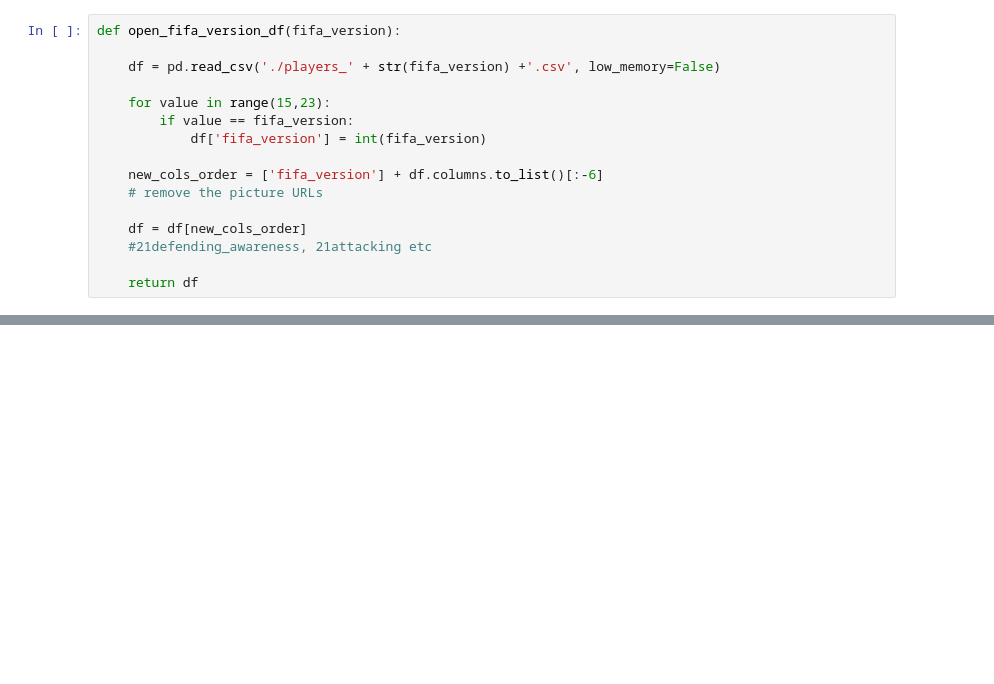
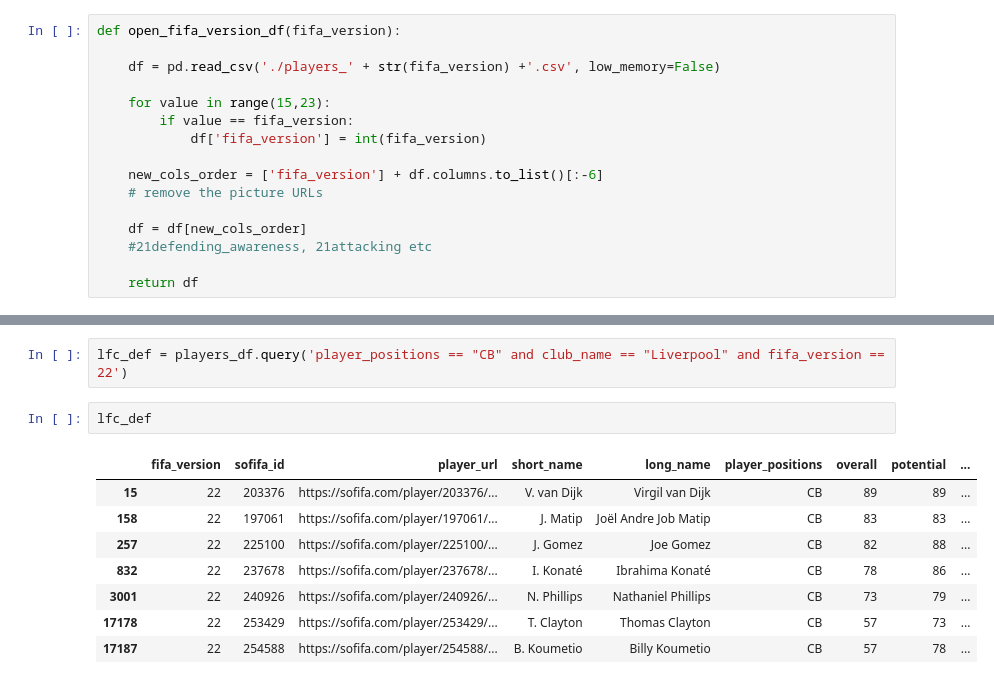
Before and after one commit to kurosakiaduma/fifa_case_study, a Jupyter notebook: Untitled.ipynb, the cells around one changed output, grey strips where cells are left out. Saved outputs shown, nothing was run; the diff lists cells and outputs as text; blank space fills up the shorter version.

```diff
--- a/Untitled.ipynb
+++ b/Untitled.ipynb
@@ -91,0 +110,13 @@ Length: 106, dtype: object
+# %%
+lfc_def = players_df.query('player_positions == "CB" and club_name == "Liverpool" and fifa_version == 22')
+# %%
+lfc_def
+# %% [output]
+|  | fifa_version | sofifa_id | player_url | short_name | long_name | player_positions | overall | potential | ... |
+| 15 | 22 | 203376 | https://sofifa.com/player/203376/... | V. van Dijk | Virgil van Dijk | CB | 89 | 89 | ... |
+| 158 | 22 | 197061 | https://sofifa.com/player/197061/... | J. Matip | Joël Andre Job Matip | CB | 83 | 83 | ... |
+| 257 | 22 | 225100 | https://sofifa.com/player/225100/... | J. Gomez | Joe Gomez | CB | 82 | 88 | ... |
+| 832 | 22 | 237678 | https://sofifa.com/player/237678/... | I. Konaté | Ibrahima Konaté | CB | 78 | 86 | ... |
+| 3001 | 22 | 240926 | https://sofifa.com/player/240926/... | N. Phillips | Nathaniel Phillips | CB | 73 | 79 | ... |
+| 17178 | 22 | 253429 | https://sofifa.com/player/253429/... | T. Clayton | Thomas Clayton | CB | 57 | 73 | ... |
+| 17187 | 22 | 254588 | https://sofifa.com/player/254588/... | B. Koumetio | Billy Koumetio | CB | 57 | 78 | ... |
```
Also changed, not shown: parts of 15 cells of this notebook.
